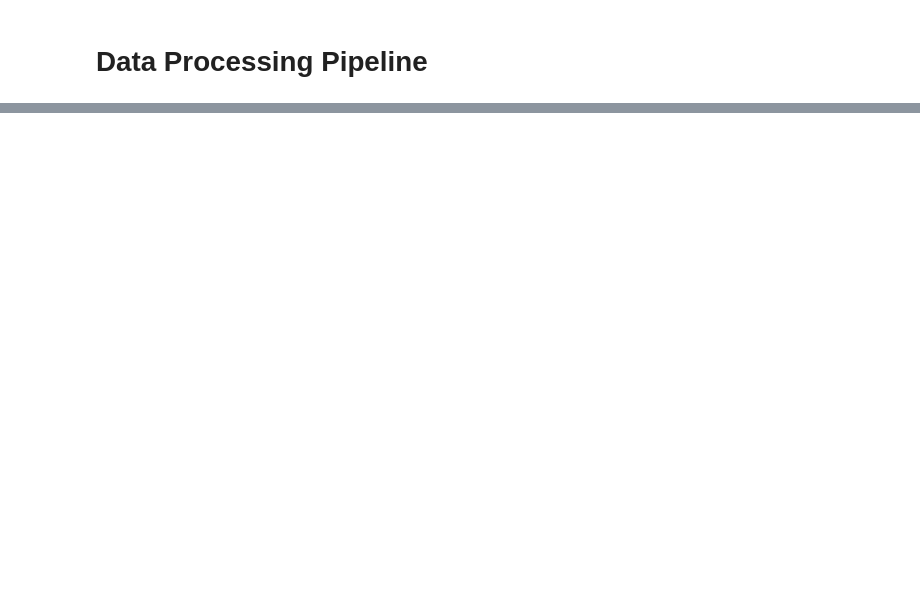
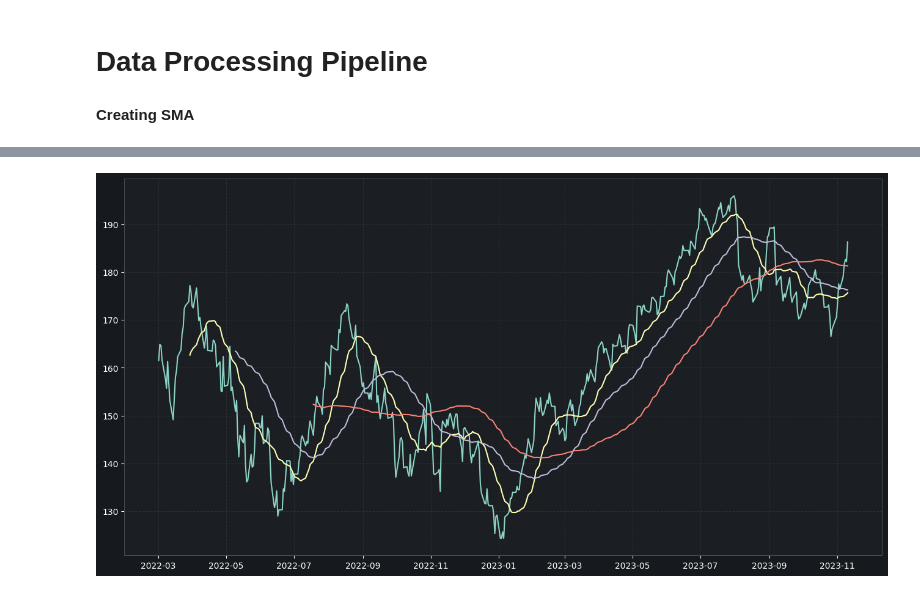
Before and after one commit to pdrleal/AIStockPicker_MLPipeline, a Jupyter notebook: notebooks/AIStockPicker_MLPipeline_Notebook.ipynb, the cells around one changed output, grey strips where cells are left out. Saved outputs shown, nothing was run; the diff lists cells and outputs as text; code cells hidden in the pictures; blank space fills up the shorter version.

```diff
--- a/notebooks/AIStockPicker_MLPipeline_Notebook.ipynb
+++ b/notebooks/AIStockPicker_MLPipeline_Notebook.ipynb
@@ -52,0 +51,2 @@ test.set_index('datetime',inplace=True)
+# %% [markdown]
+**Creating SMA**
@@ -52,0 +57,8 @@ test.set_index('datetime',inplace=True)
+# %%
+plt.figure(figsize=(16,8))
+plt.plot(stocks_table['close'])
+plt.plot(stocks_table['SMA21'])
+plt.plot(stocks_table['SMA50'])
+plt.plot(stocks_table['SMA100'])
+plt.show()
+# %% [output]
@@ -53,2 +66,3 @@ test.set_index('datetime',inplace=True)
+[figure, added]
 # %%
 mpf.plot(
```
Also changed, not shown: parts of 8 cells of this notebook, 6 other files.
